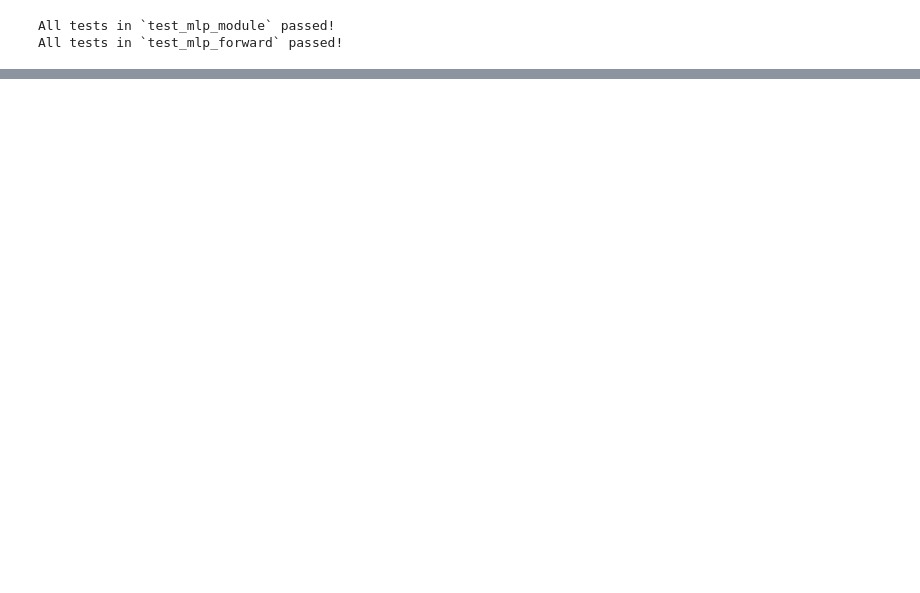
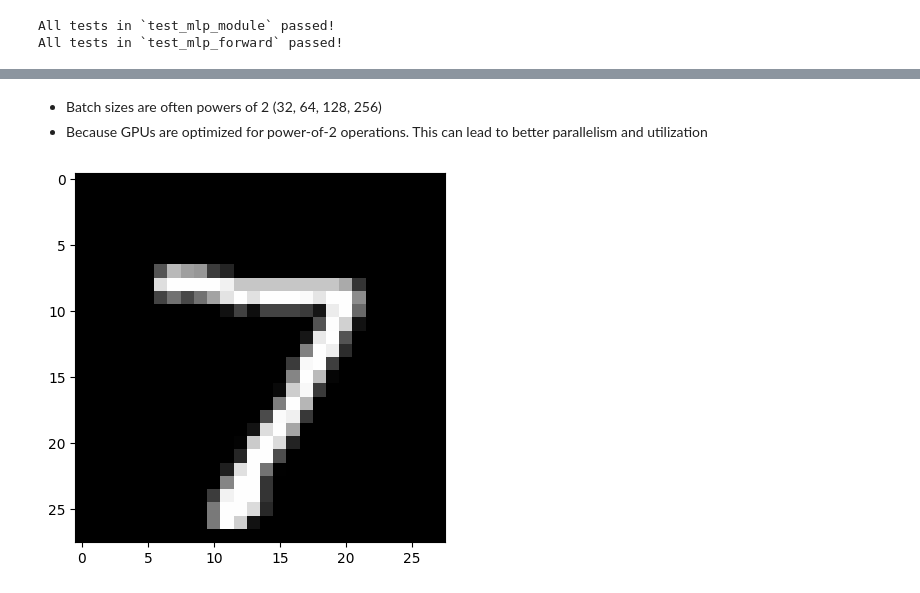
Before and after one commit to AfnanAbdul/arena-coursework, a Jupyter notebook: chapter0_fundamentals/part2_cnns/0.2_cnns_&_ResNets.ipynb, the cells around one changed output, grey strips where cells are left out. Saved outputs shown, nothing was run; the diff lists cells and outputs as text; code cells hidden in the pictures; blank space fills up the shorter version.

```diff
--- a/chapter0_fundamentals/part2_cnns/0.2_cnns_&_ResNets.ipynb
+++ b/chapter0_fundamentals/part2_cnns/0.2_cnns_&_ResNets.ipynb
@@ -338,0 +355,37 @@ All tests in `test_mlp_forward` passed!
+# %%
+MNIST_TRANSFORM = transforms.Compose(
+    [
+        transforms.ToTensor(),
+        transforms.Normalize(0.1307, 0.3081),
+    ]
+)
+# %%
+def get_mnist(trainset_size: int = 10_000, testset_size: int =1_000) -> tuple[Subset, Subset]:
+    """Returns a subset of MNIST training data."""
+
+    # Get orininal datasets, which are downloaded to "./data" for future use
+    mnist_trainset = datasets.MNIST(exercises_dir / "data", train=True, download=True, transform=MNIST_TRANSFORM)
+    mnist_testset = datasets.MNIST(exercises_dir / "data", train=False, download=True, transform=MNIST_TRANSFORM)
+
+    # Return a subset of the original datasets
+    mnist_trainset = Subset(mnist_trainset, indices=range(trainset_size))
+    mnist_testset = Subset(mnist_testset, indices=range(testset_size))
+
+    return mnist_trainset, mnist_testset
+# %%
+mnist_trainset, mnist_testset = get_mnist()
+mnist_trainloader = DataLoader(mnist_trainset, batch_size=64, shuffle=True)
+mnist_testloader= DataLoader(mnist_testset, batch_size=64, shuffle=False)
+# %%
+# Get the first batch of test data, by startin to iterate over `mnist_testloader`
+for img_batch, label_batch in mnist_testloader:
+    print(f"{img_batch.shape=}\n{label_batch.shape=}")
+    break
+
+# Get the first datapoint in the test set, by starting to iterate over `mnist_testset`
+for img, label in mnist_testset:
+    print(f"{img.shape=}\n{label=}\n")
+    break
+
+t.testing.assert_close(img, img_batch[0])
+assert label == label_batch[0].item()
@@ -338,0 +410,9 @@ All tests in `test_mlp_forward` passed!
+# %% [markdown]
+- Batch sizes are often powers of 2 (32, 64, 128, 256)
+- Because GPUs are optimized for power-of-2 operations. This can lead to better parallelism and utilization
+# %%
+import matplotlib.pyplot as plt
+plt.imshow(img.squeeze(), cmap="gray")
+plt.show()
+# %% [output]
+[figure, added]
```
Also changed, not shown: parts of 20 cells of this notebook, 2 other files.
